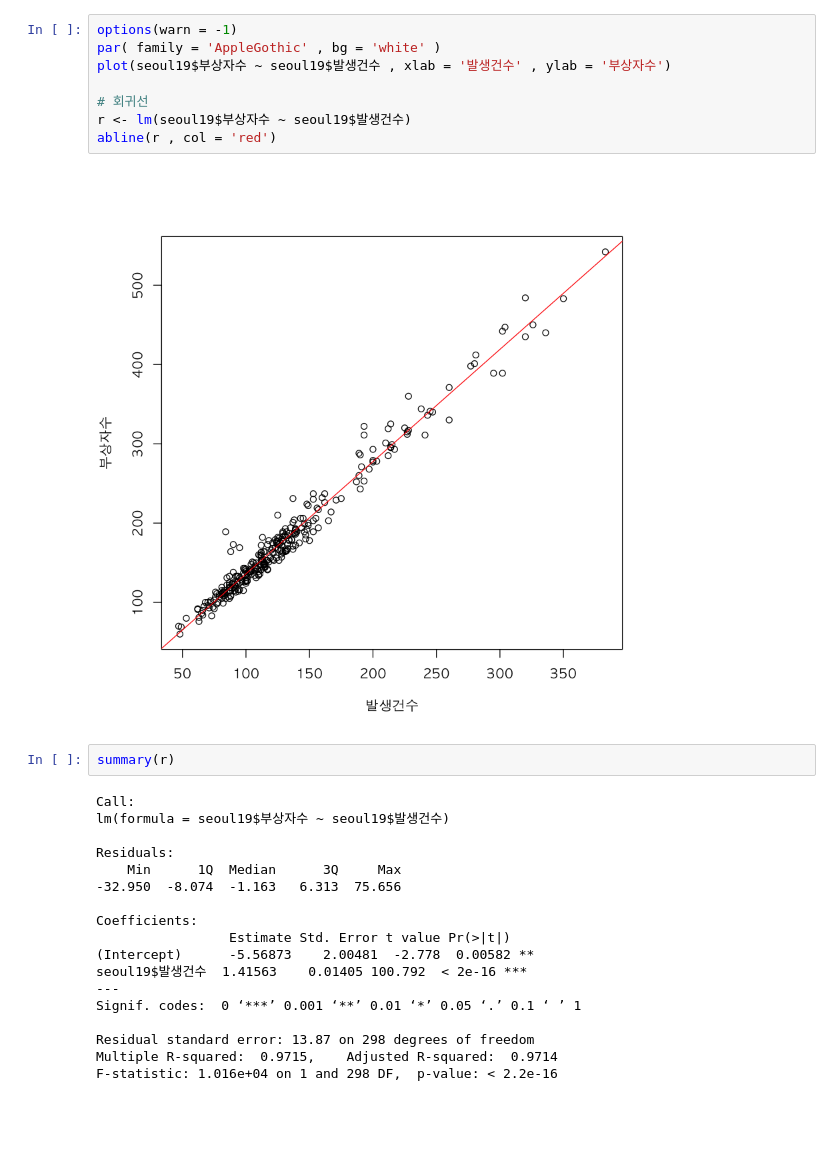
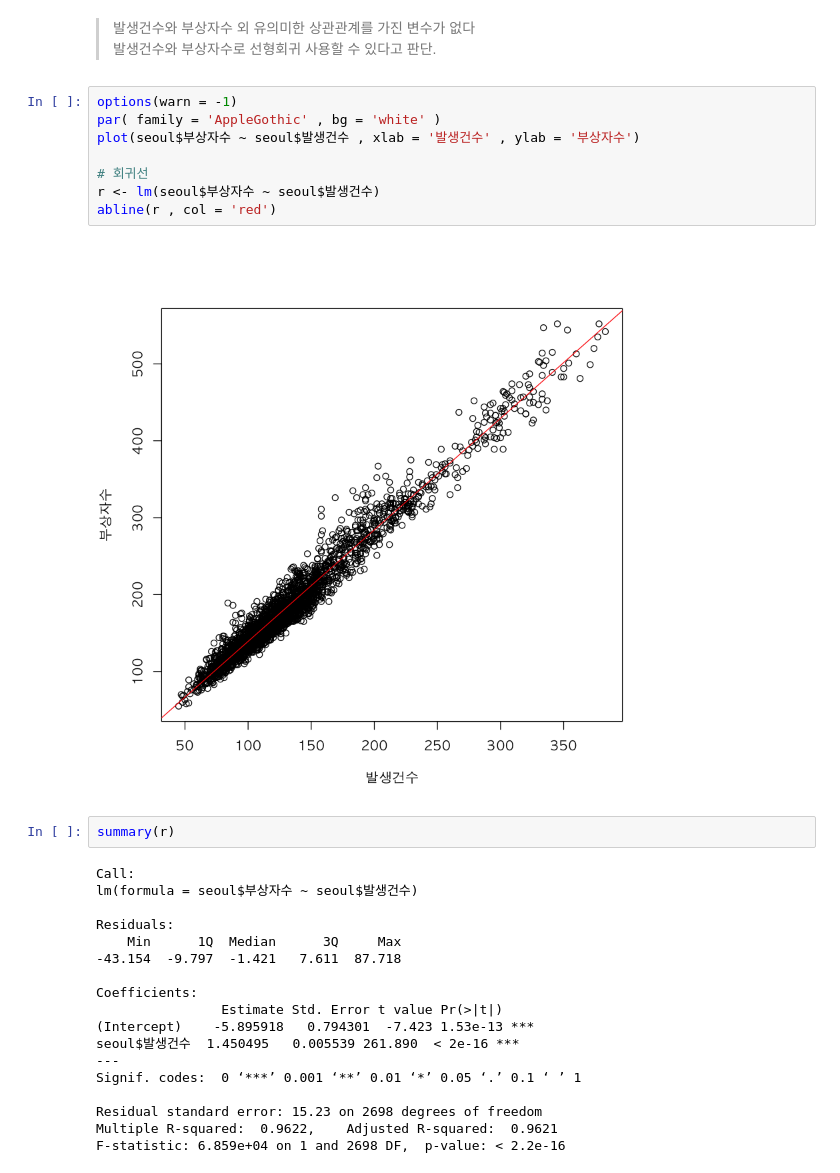
Before and after one commit to monargent0/TJRrrClass, a Jupyter notebook: test.ipynb, the cells around one changed output. Drawn from its saved outputs; the diff is of its cells as text; blank space fills up the shorter version.

```diff
--- a/test.ipynb
+++ b/test.ipynb
@@ -40,33 +70,36 @@ cor(seoul19$발생건수, seoul19$부상자수)
+# %% [markdown]
+> 발생건수와 부상자수 외 유의미한 상관관계를 가진 변수가 없다 <br>
+> 발생건수와 부상자수로 선형회귀 사용할 수 있다고 판단.
 # %%
 options(warn = -1)
 par( family = 'AppleGothic' , bg = 'white' )
-plot(seoul19$부상자수 ~ seoul19$발생건수 , xlab = '발생건수' , ylab = '부상자수')
+plot(seoul$부상자수 ~ seoul$발생건수 , xlab = '발생건수' , ylab = '부상자수')
 
 # 회귀선
-r <- lm(seoul19$부상자수 ~ seoul19$발생건수)
+r <- lm(seoul$부상자수 ~ seoul$발생건수)
 abline(r , col = 'red')
 # %% [output]
-[figure, old version]
+[figure, new version]
 # %%
 summary(r)
 # %% [output]
 Call:
-lm(formula = seoul19$부상자수 ~ seoul19$발생건수)
+lm(formula = seoul$부상자수 ~ seoul$발생건수)
 
 Residuals:
     Min      1Q  Median      3Q     Max
--32.950  -8.074  -1.163   6.313  75.656
+-43.154  -9.797  -1.421   7.611  87.718
 
 Coefficients:
-                 Estimate Std. Error t value Pr(>|t|)
-(Intercept)      -5.56873    2.00481  -2.778  0.00582 **
-seoul19$발생건수  1.41563    0.01405 100.792  < 2e-16 ***
+                Estimate Std. Error t value Pr(>|t|)
+(Intercept)    -5.895918   0.794301  -7.423 1.53e-13 ***
+seoul$발생건수  1.450495   0.005539 261.890  < 2e-16 ***
 ---
 Signif. codes:  0 ‘***’ 0.001 ‘**’ 0.01 ‘*’ 0.05 ‘.’ 0.1 ‘ ’ 1
 
-Residual standard error: 13.87 on 298 degrees of freedom
-Multiple R-squared:  0.9715,    Adjusted R-squared:  0.9714
-F-statistic: 1.016e+04 on 1 and 298 DF,  p-value: < 2.2e-16
+Residual standard error: 15.23 on 2698 degrees of freedom
+Multiple R-squared:  0.9622,    Adjusted R-squared:  0.9621
+F-statistic: 6.859e+04 on 1 and 2698 DF,  p-value: < 2.2e-16
 # %%
 r
 # %% [output]
```
Also changed, not shown: parts of 20 cells of this notebook, 1 other file.
